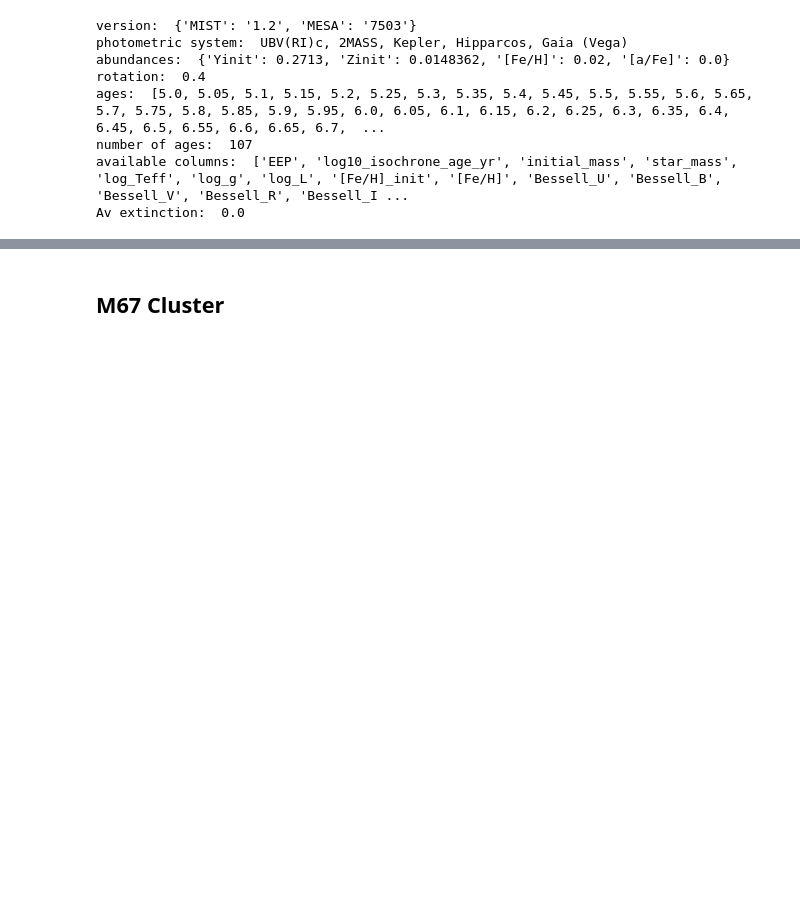
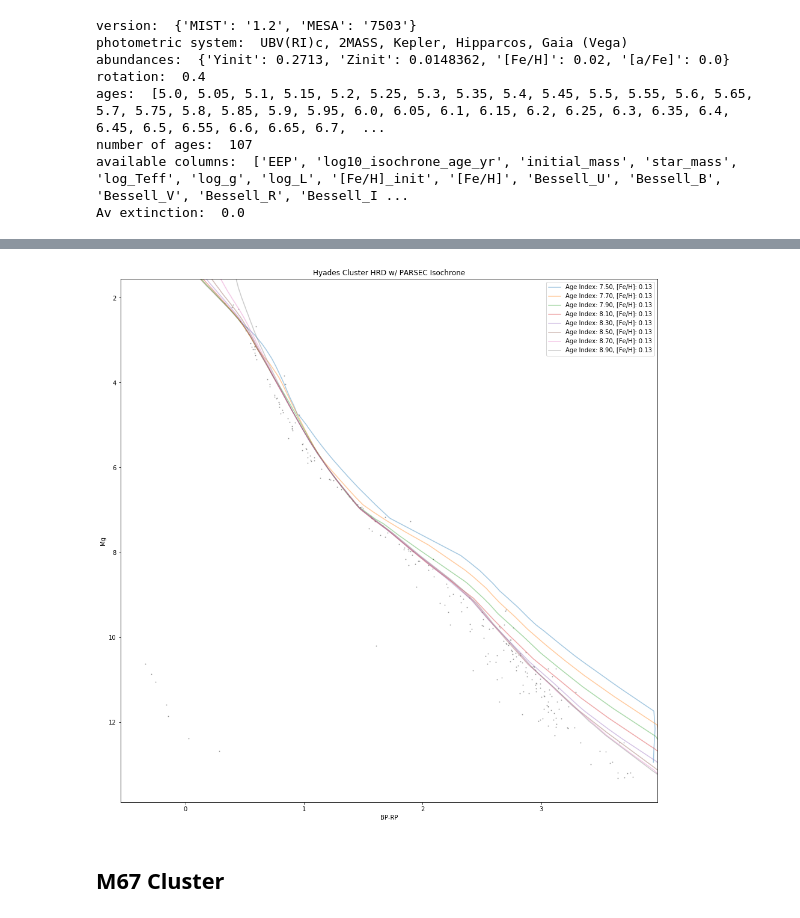
Before and after one commit to rafferino/astro256, a Jupyter notebook: lab0/lab0.ipynb, the cells around one changed output, grey strips where cells are left out. Cells and saved outputs as stored; diff of their text form; code cells hidden in the pictures; blank space fills up the shorter version.

```diff
--- a/lab0/lab0.ipynb
+++ b/lab0/lab0.ipynb
@@ -76 +102,4 @@ def load_isocmds(name):
+# %%
+z = lambda fe: np.exp(0.977*fe-1.699)
+fe = lambda z: 1.024*np.log(z)+1.739
 # %%
@@ -283,3 +348,17 @@ plt.show()
+# %%
+plot_hrd(hyades_stringent,title="Hyades Cluster HRD w/ PARSEC Isochrone",alpha=0.3, color=False, figsize=(16,16))
+
+ylim = plt.ylim()
+xlim = plt.xlim()
+
+ages = np.unique(hyades_parsec['logAge'])
+for age in ages:
+    plot_parsec(dat=hyades_parsec, age_index = age)
+plt.ylim(ylim)
+plt.xlim(xlim)
+plt.show()
+# %% [output]
+[figure, added]
 # %% [markdown]
 ## M67 Cluster
 # %%
```
Also changed, not shown: parts of 41 cells of this notebook, 12 other files.
